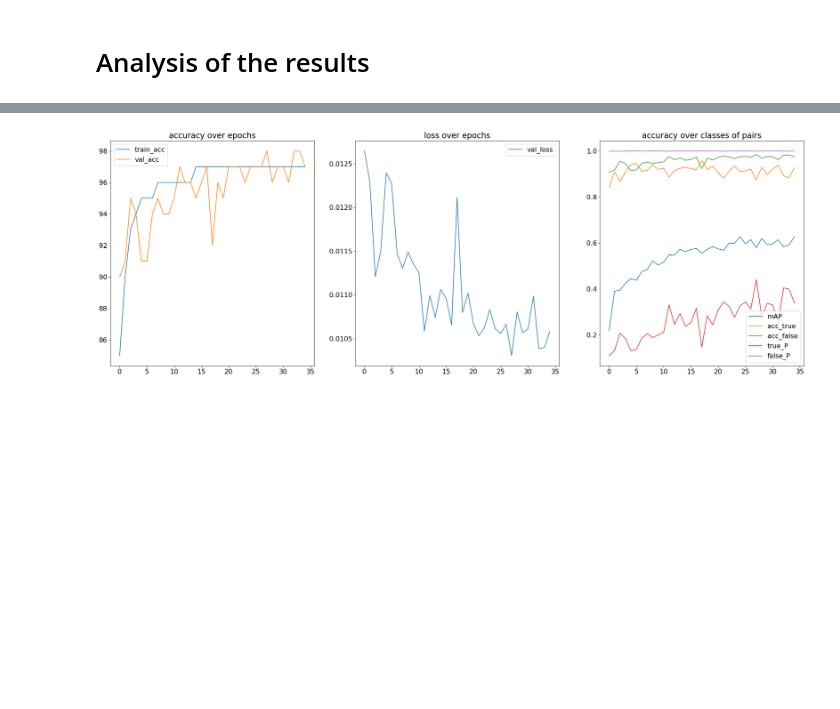
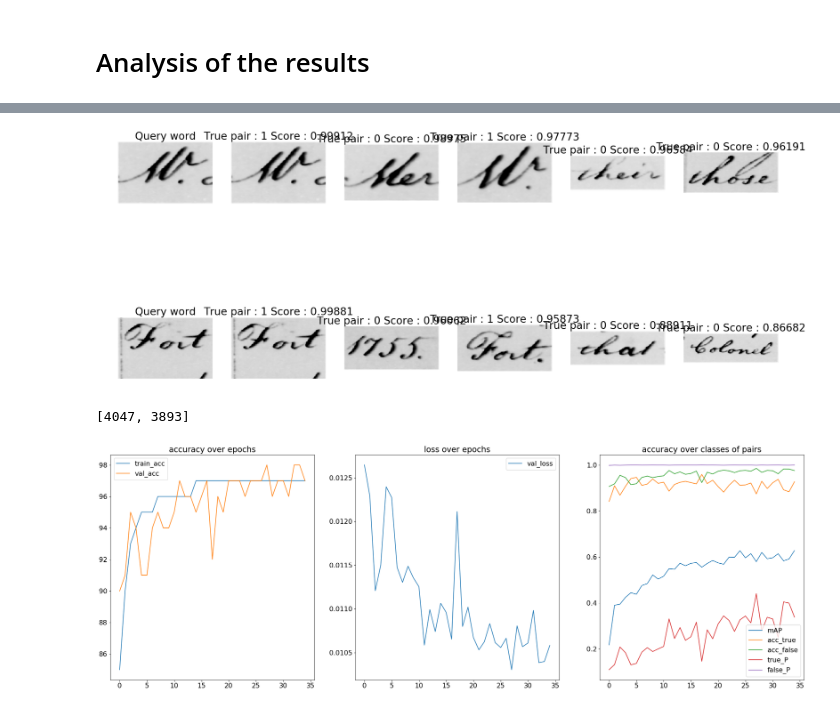
Before and after one commit to felixgaschi/word-image-similarity, a Jupyter notebook: Visualisation.ipynb, the cells around one changed output, grey strips where cells are left out. Saved outputs shown, nothing was run; the diff lists cells and outputs as text; code cells hidden in the pictures; blank space fills up the shorter version.

```diff
--- a/Visualisation.ipynb
+++ b/Visualisation.ipynb
@@ -17,10 +17,11 @@ def get_queries(fname):
             liste[-1] = liste[-1][:-2]
             for i in range(len(liste)):
                 tmp = liste[i].split(",")
-                liste[i] = (int(tmp[0]), float(tmp[1]), int(tmp[2]))
-            queries[int(key)] = liste
+                liste[i] = (int(tmp[0]), float(tmp[1]), int(float(tmp[2])))
+            queries[int(key)] = sorted(liste, key=lambda x: x[1], reverse=True)
     return queries
 # %%
-fname = "../results/queries.txt"
+fname = "../results/queries_class.txt"
 
-queries = get_queries(fname)
+queries_class = get_queries(fname)
+queries_regressor = get_queries("../results/queries_regressor.txt")
@@ -26,0 +67,20 @@ queries = get_queries(fname)
+# %%
+def get_fusion(query1, query2, fusion=lambda x, y: (x + y)/2):
+    query = {}
+    for key in query1.keys():
+        scores1 = query1[key]
+        if key not in query2.keys():
+            print("Warning: query2 does not contain key {}".format(key))
+            continue
+        scores2 = {elt[0]: elt[1] for elt in query2[key]}
+        scores = []
+        for elt in scores1:
+            if elt[0] not in scores2.keys():
+                print("Warning: query1 and query2 do not have same keys")
+                continue
+            s2 = scores2[elt[0]]
+            scores.append((elt[0], fusion(elt[1], s2), elt[2]))
+        query[key] = sorted(scores, key=lambda x: x[1], reverse=True)
+    return query
+# %%
+queries_fusion = get_fusion(queries_class, queries_regressor, fusion=lambda x, y: (x + y) / 2)
@@ -65,3 +119,24 @@ plt.show()
+# %%
+queries = queries_fusion
+
+words = 2
+first_bests = 3
+nquerries = len(list(queries.keys()))
+res = len(list(queries.values())[0])
+
+plt.figure(figsize=(30,15))
+
+keys = list(queries.keys())
+
+np.random.shuffle(keys)
+plot_queries(keys[:words], queries_fusion, first_bests=5)
+plt.show()
+# %% [output]
+[figure, added]
+# %%
+keys[:words]
+# %% [output]
+[4047, 3893]
 # %%
 curves = np.loadtxt("../results/epochs.txt", delimiter=',')
 plt.rcParams.update({'font.size': 16})
```
Also changed, not shown: parts of 14 cells of this notebook.
